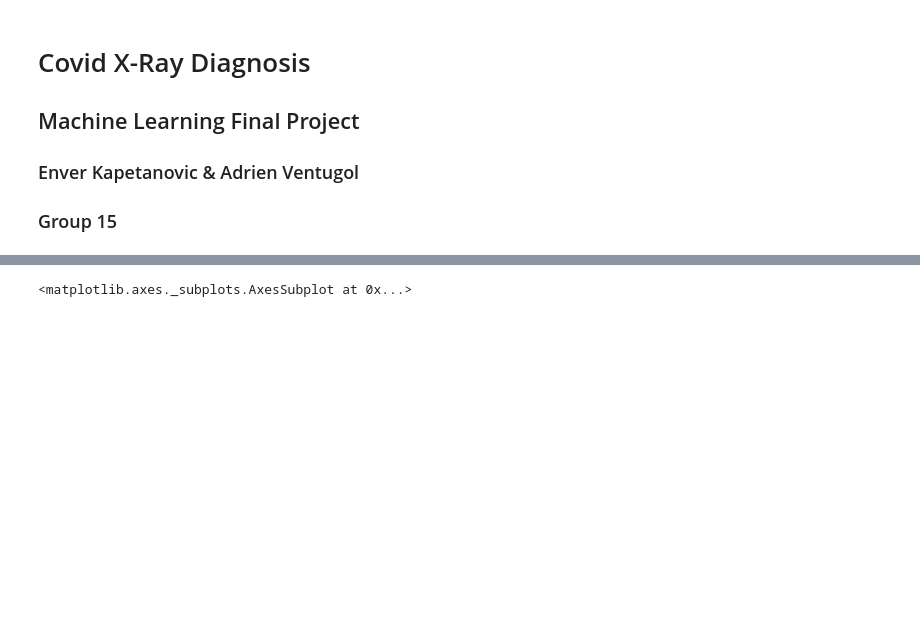
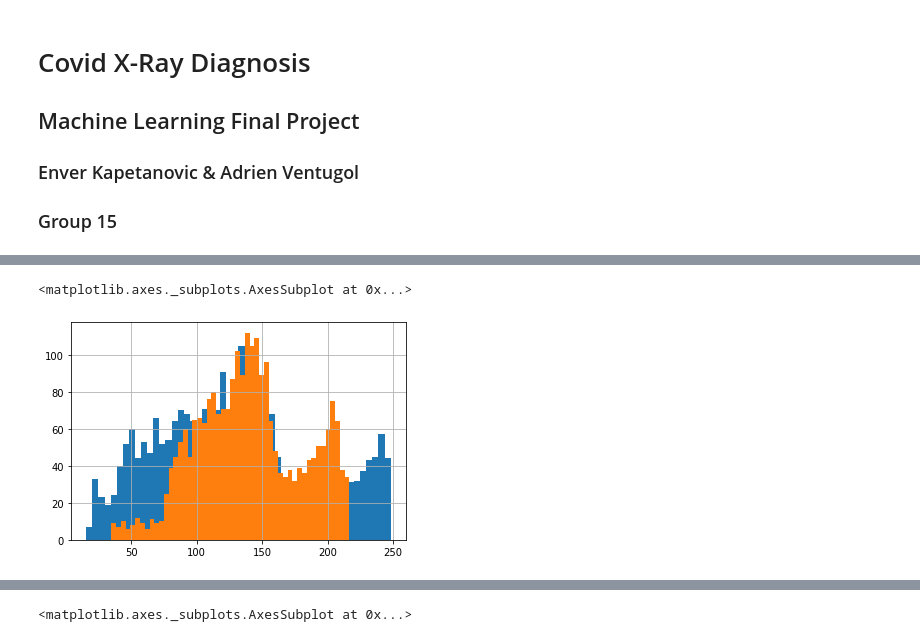
Before and after one commit to kapetanenver/MachineLearningProject, a Jupyter notebook: MLProjectAdrien.ipynb, the cells around one changed output, grey strips where cells are left out. Saved outputs shown, nothing was run; the diff lists cells and outputs as text; code cells hidden in the pictures; blank space fills up the shorter version.

```diff
--- a/MLProjectAdrien.ipynb
+++ b/MLProjectAdrien.ipynb
@@ -69 +76,7 @@ Name: Test, dtype: int64
+# %%
+X.loc[184:3763, :].mean().transpose().hist(bins = 50)
+X.loc[0:183, :].mean().transpose().hist(bins = 50)
+# %% [output]
+<matplotlib.axes._subplots.AxesSubplot at 0x...>
+[figure, added]
 # %%
```
Also changed, not shown: parts of 12 cells of this notebook, 1 other file.
